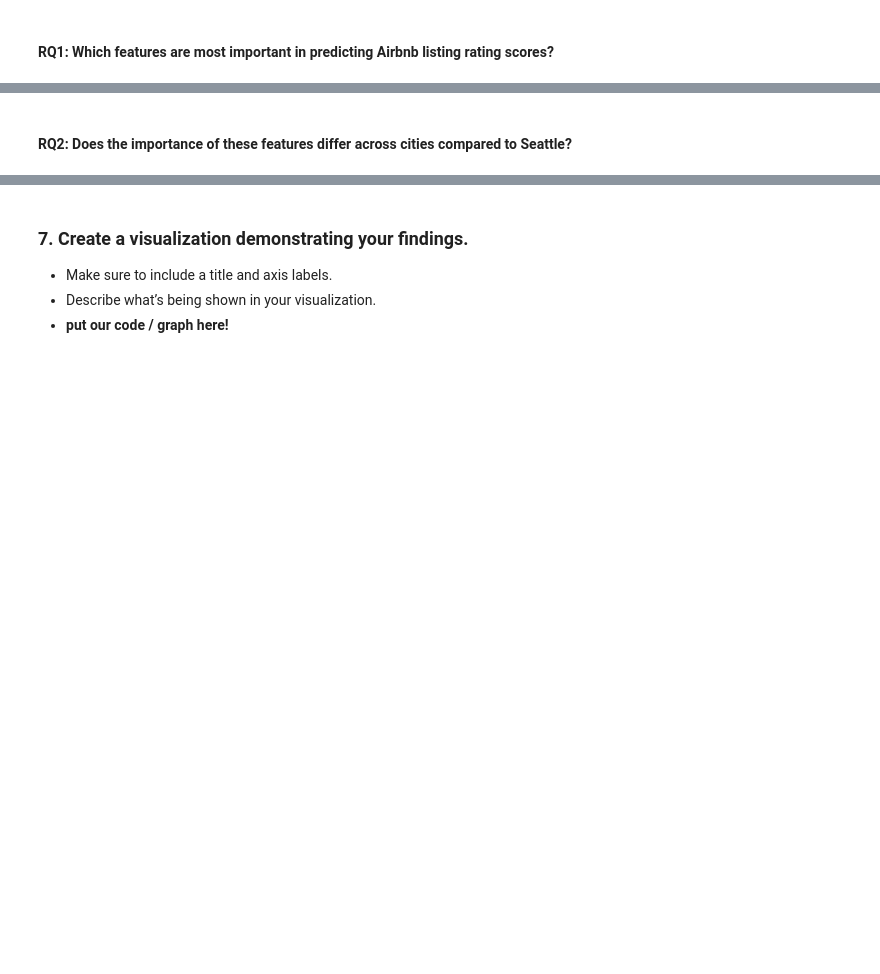
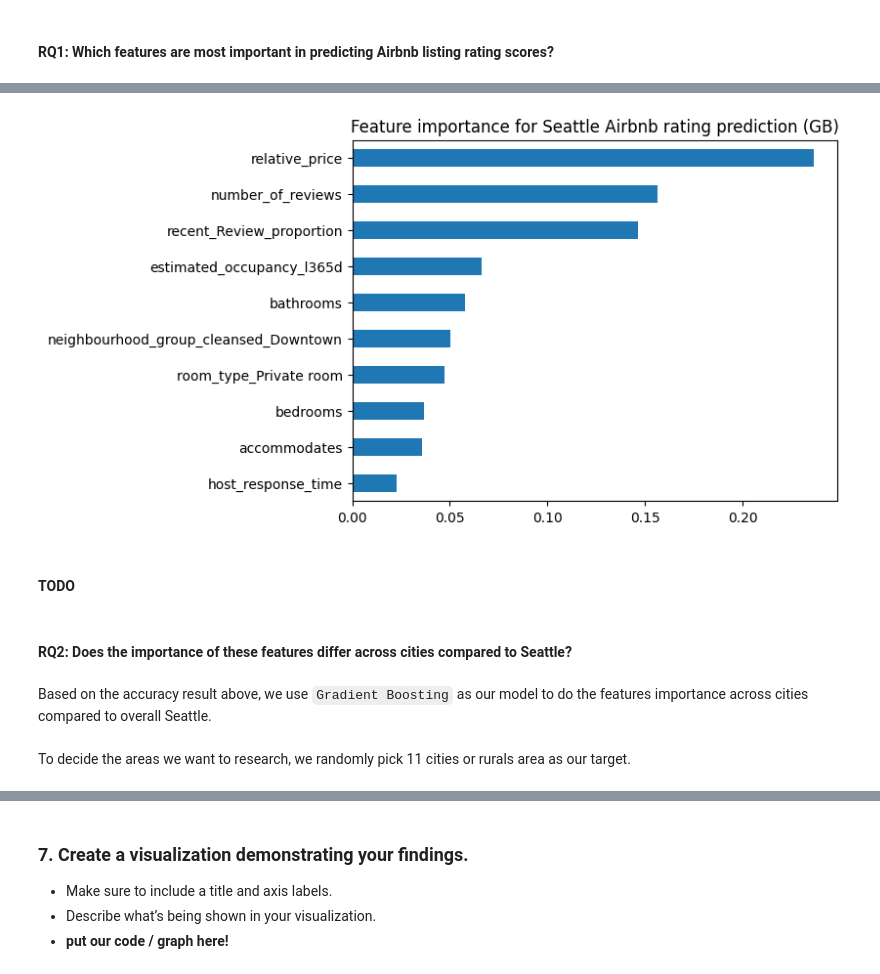
Before and after one commit to peilala/imt574_ml_final_project, a Jupyter notebook: IMT574_final_report.ipynb, the cells around one changed output, grey strips where cells are left out. Drawn from its saved outputs; the diff is of its cells as text; code cells hidden in the pictures; blank space fills up the shorter version.

```diff
--- a/IMT574_final_report.ipynb
+++ b/IMT574_final_report.ipynb
@@ -26,0 +238,16 @@
+# %%
+## run GBDT model
+
+X = df_seattle.drop(columns=["review_scores_rating"])
+y = (df_seattle["review_scores_rating"] >= 4.9).astype(int)
+
+X = pd.get_dummies(X, drop_first=True)
+
+X_train, X_test, y_train, y_test = train_test_split(
+    X, y, test_size=0.2, random_state=42
+)
+# %%
+for lr in [0.01, 0.05, 0.1, 0.2, 0.5]:
+    gb = GradientBoostingClassifier(learning_rate=lr, n_estimators=200, random_state=42)
+    gb.fit(X_train, y_train)
+    print(f"learning_rate={lr}: {accuracy_score(y_test, gb.predict(X_test)):.4f}")
@@ -26,0 +260,10 @@
+# %%
+gb = GradientBoostingClassifier(
+    n_estimators=200,
+    learning_rate=0.2,
+    max_depth=3,
+    subsample=1.0,
+    random_state=42
+)
+
+gb.fit(X_train, y_train)
@@ -26,0 +337,7 @@
+# %%
+importance = pd.Series(
+    gb.feature_importances_,
+    index=X_train.columns
+).sort_values(ascending=False)
+
+importance.head(15)
@@ -27,2 +361,12 @@
+# %%
+importance.sort_values().tail(10).plot(kind="barh")
+plt.title("Feature importance for Seattle Airbnb rating prediction (GB)")
+plt.show()
+# %% [output]
+[figure, added]
+# %% [markdown]
+#### TODO
 # %% [markdown]
 #### RQ2: Does the importance of these features differ across cities compared to Seattle?
+# %% [markdown]
+Based on the accuracy result above, we use `Gradient Boosting` as our model to do the features importance across cities compared to overall Seattle.
@@ -28,0 +436,2 @@
+# %% [markdown]
+To decide the areas we want to research, we randomly pick 11 cities or rurals area as our target.
```
Also changed, not shown: parts of 58 cells of this notebook.
